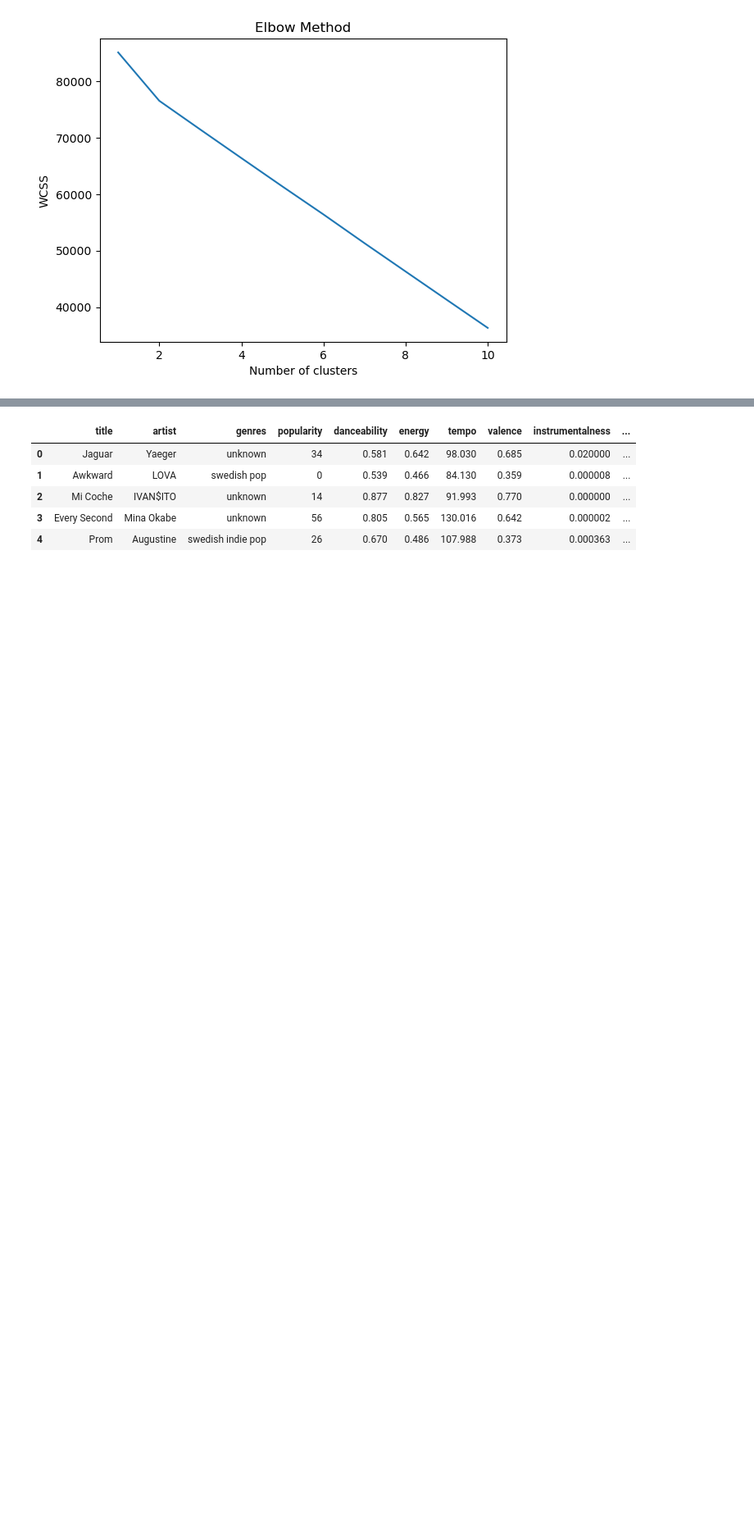
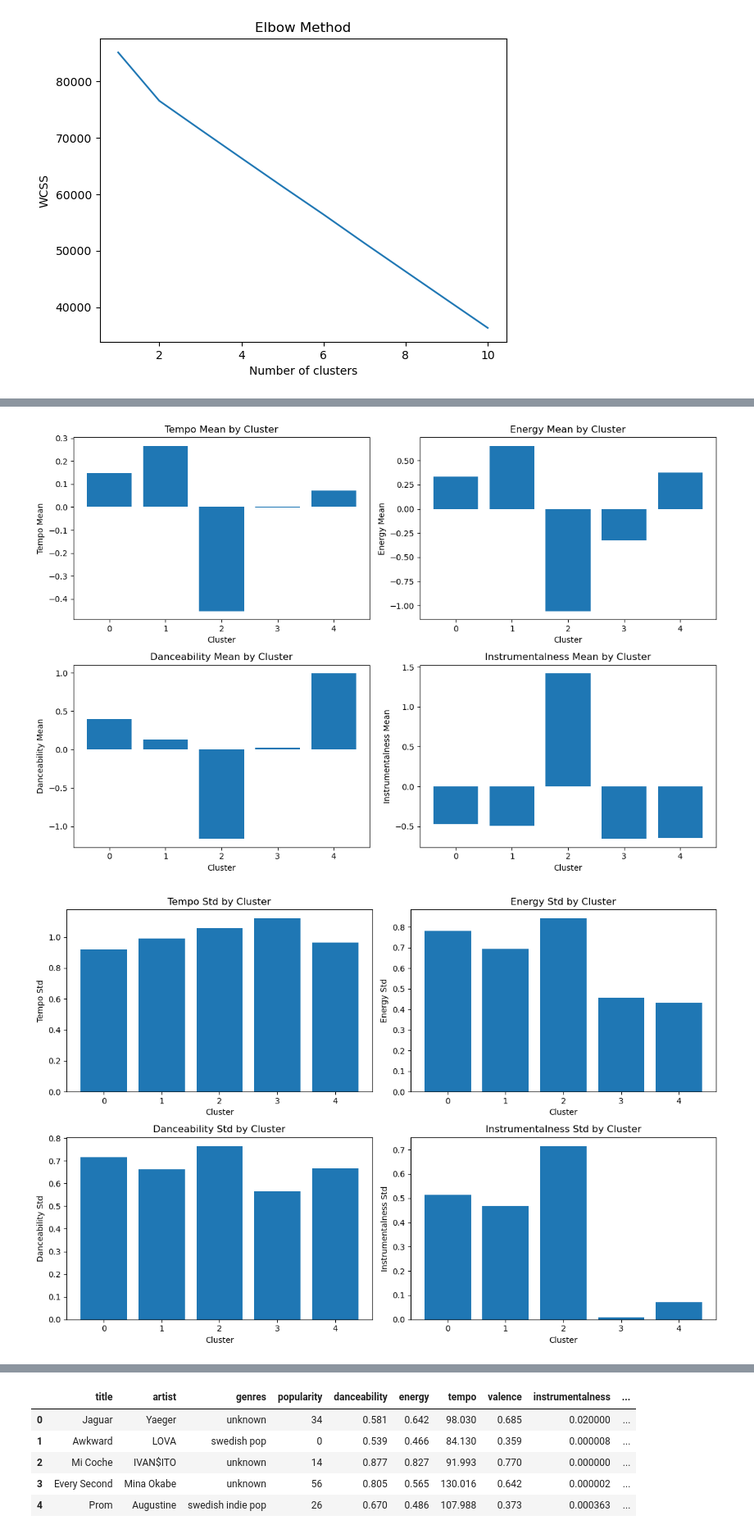
Before and after one commit to annaapisarek/song-recommender, a Jupyter notebook: K-means_clustering.ipynb, the cells around one changed output, grey strips where cells are left out. Shown at 82% size. Saved outputs shown, nothing was run; the diff lists cells and outputs as text; code cells hidden in the pictures; blank space fills up the shorter version.

```diff
--- a/K-means_clustering.ipynb
+++ b/K-means_clustering.ipynb
@@ -93 +138,49 @@ labels = kmeans.fit_predict(X)
 df['cluster'] = labels
+# %%
+import seaborn as sns
+import matplotlib.pyplot as plt
+
+# Compute the mean and standard deviation of each feature for each cluster
+cluster_stats = []
+for cluster_id in range(num_clusters):
+    cluster_data = X[labels == cluster_id]
+    cluster_mean = cluster_data.mean(axis=0)
+    cluster_std = cluster_data.std(axis=0)
+    cluster_stats.append({
+        'Cluster': cluster_id,
+        'Tempo Mean': cluster_mean[0],
+        'Tempo Std': cluster_std[0],
+        'Energy Mean': cluster_mean[1],
+        'Energy Std': cluster_std[1],
+        'Danceability Mean': cluster_mean[2],
+        'Danceability Std': cluster_std[2],
+        'Instrumentalness Mean': cluster_mean[3],
+        'Instrumentalness Std': cluster_std[3]
+    })
+
+# Visualize the cluster characteristics
+fig, axes = plt.subplots(2, 2, figsize=(12, 8))
+features = ['Tempo', 'Energy', 'Danceability', 'Instrumentalness']
+for i, feature in enumerate(features):
+    ax = axes[i // 2, i % 2]
+    ax.bar(range(num_clusters), [stats[f"{feature} Mean"] for stats in cluster_stats])
+    ax.set_title(f"{feature} Mean by Cluster")
+    ax.set_xlabel('Cluster')
+    ax.set_ylabel(f"{feature} Mean")
+
+plt.tight_layout()
+plt.show()
+
+fig, axes = plt.subplots(2, 2, figsize=(12, 8))
+for i, feature in enumerate(features):
+    ax = axes[i // 2, i % 2]
+    ax.bar(range(num_clusters), [stats[f"{feature} Std"] for stats in cluster_stats])
+    ax.set_title(f"{feature} Std by Cluster")
+    ax.set_xlabel('Cluster')
+    ax.set_ylabel(f"{feature} Std")
+
+plt.tight_layout()
+plt.show()
+# %% [output]
+[figure, added]
+[figure, added]
```
Also changed, not shown: parts of 11 cells of this notebook, 2 other files.
